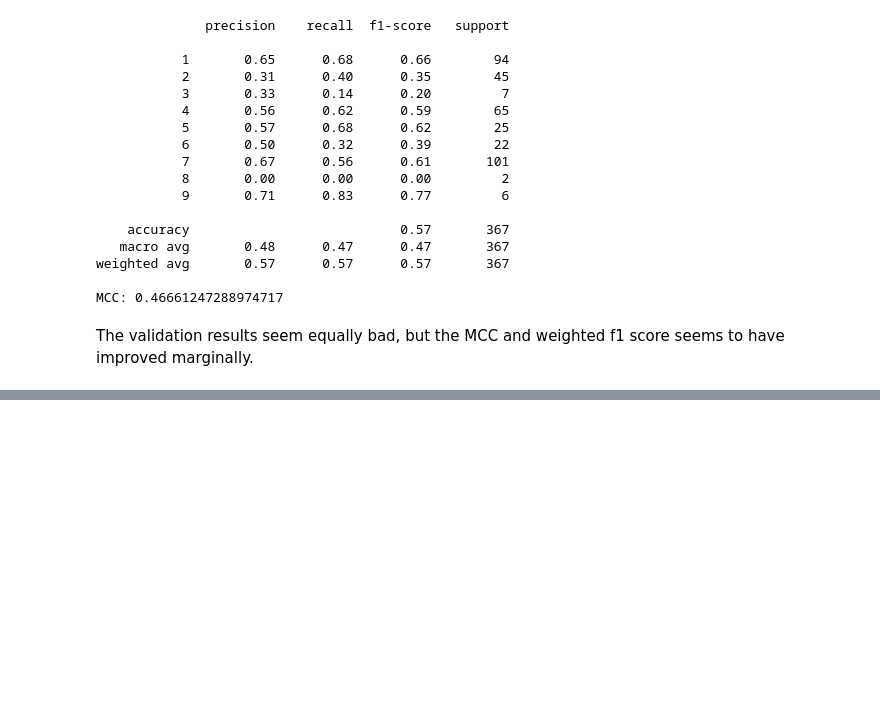
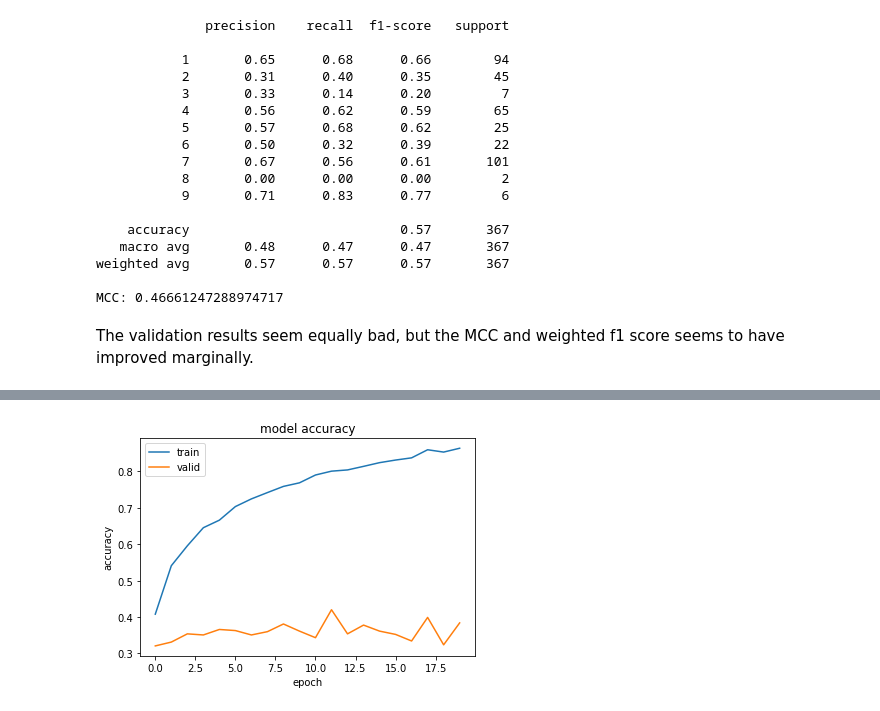
Before and after one commit to kfchou/PersonalizedMedicine, a Jupyter notebook: Classify_w_Keras.ipynb, the cells around one changed output, grey strips where cells are left out. Cells and saved outputs as stored; diff of their text form; code cells hidden in the pictures; blank space fills up the shorter version.

Commit message:
Update Classify_w_Keras.ipynb
got LSTM to work

```diff
--- a/Classify_w_Keras.ipynb
+++ b/Classify_w_Keras.ipynb
@@ -299,10 +300,17 @@ ckpt_callback = ModelCheckpoint('keras_lstm_model',
                                  save_best_only=True,
                                  mode='auto')
 
-model_lstm = Sequential()
-model_lstm.add(Embedding(num_words, embed_dim, input_length = train_df.shape[1]))
-model_lstm.add(LSTM(lstm_out, recurrent_dropout=0.2, dropout=0.2))
-model_lstm.add(Dense(9,activation='softmax'))
-model_lstm.compile(loss = 'categorical_crossentropy', optimizer='adam', metrics = ['categorical_crossentropy'])
+def lstm_model(c,training_weights):
+    model = Sequential()
+    #model.add(Embedding(num_words,embed_dim,input_length=c))
+    model.add(LSTM(lstm_out, return_sequences=True, recurrent_dropout=0.2, dropout=0.2, input_shape=(1,c)))
+    model.add(Dense(30,activation='relu'))
+    model.add(Dense(9,activation='softmax'))
+
+    model.compile(loss = 'categorical_crossentropy', optimizer='adam', metrics = ['categorical_crossentropy','accuracy'])
+
+    return model
+
+model_lstm = lstm_model(X_train.shape[1],X_train)
 print(model_lstm.summary())
 # %% [output]
@@ -321,5 +329,3 @@ Trainable params: 512,573
 Non-trainable params: 0
 _________________________________________________________________
 None
-# %%
-model_lstm.fit(train_set,y_train_hot)
@@ -332,0 +350,4 @@ Errors may have originated from an input operation.
+# %%
+X_train_rs = np.reshape(X_train, (X_train.shape[0],1,X_train.shape[1]))
+y_train_rs = np.reshape(y_train_hot, (y_train_hot.shape[0],1,y_train_hot.shape[1]))
+X_train_rs.shape
@@ -332,0 +356,2 @@ Errors may have originated from an input operation.
+# %%
+history_lstm = model_lstm.fit(X_train_rs,y_train_rs, validation_split=0.2, epochs=20)
@@ -332,0 +376,4 @@ Errors may have originated from an input operation.
+# %%
+plot_accuracy(history_lstm)
+# %% [output]
+[figure, added]
```
Also changed, not shown: parts of 15 cells of this notebook.
